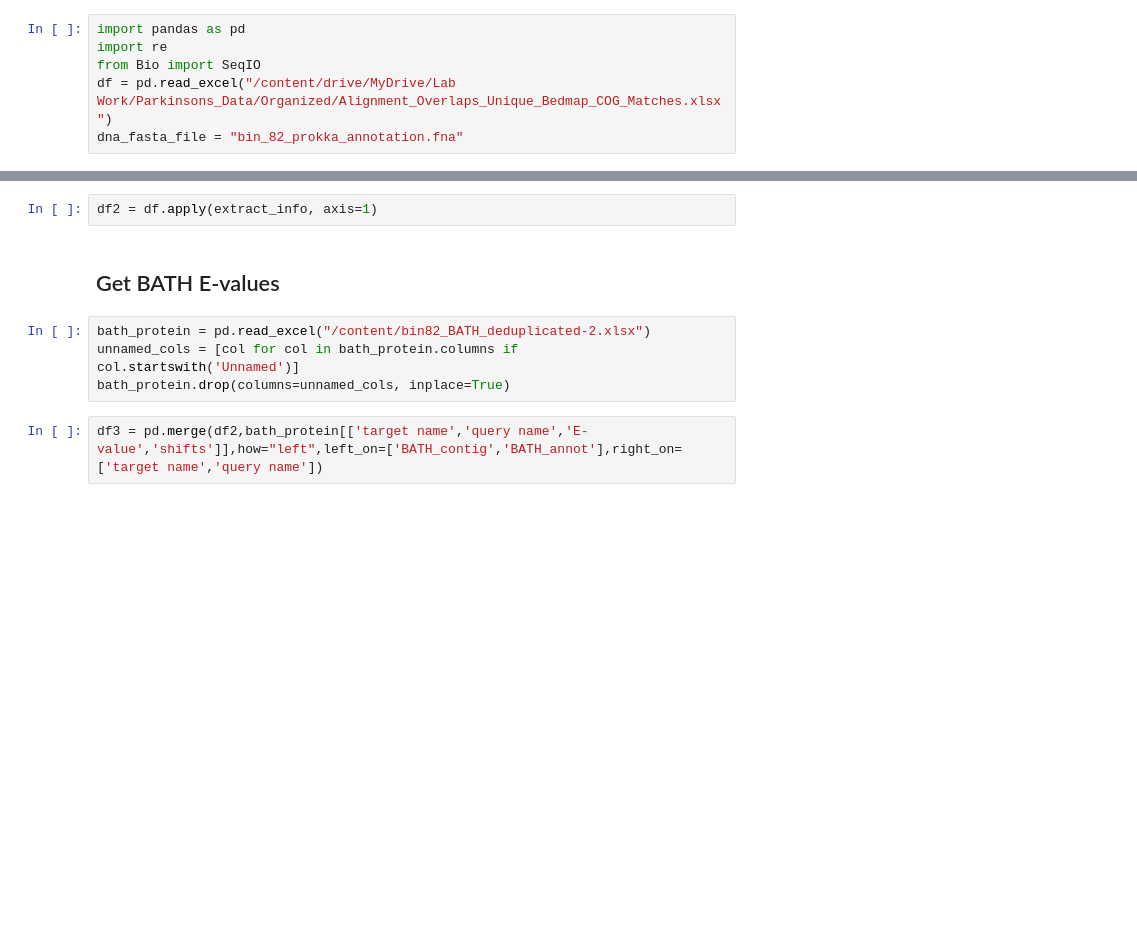
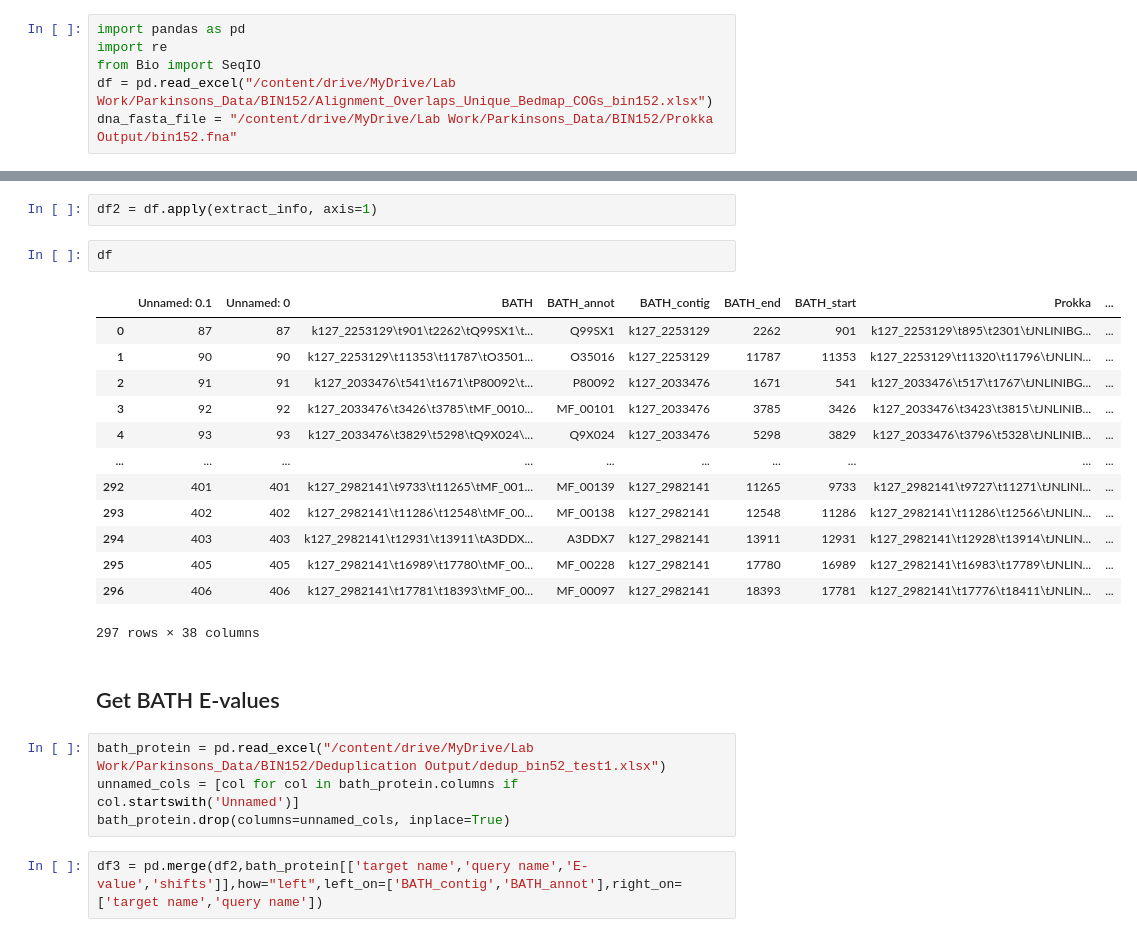
Before and after one commit to NehaSontakk/BATH-Prokka-Comparison, a Jupyter notebook: phmmer_E_values.ipynb, the cells around one changed output, grey strips where cells are left out. Drawn from its saved outputs; the diff is of its cells as text; blank space fills up the shorter version.

```diff
--- a/phmmer_E_values.ipynb
+++ b/phmmer_E_values.ipynb
@@ -11,8 +11,8 @@ from Bio import SeqIO
 import pandas as pd
 import re
 from Bio import SeqIO
-df = pd.read_excel("/content/drive/MyDrive/Lab Work/Parkinsons_Data/Organized/Alignment_Overlaps_Unique_Bedmap_COG_Matches.xlsx")
-dna_fasta_file = "bin_82_prokka_annotation.fna"
+df = pd.read_excel("/content/drive/MyDrive/Lab Work/Parkinsons_Data/BIN152/Alignment_Overlaps_Unique_Bedmap_COGs_bin152.xlsx")
+dna_fasta_file = "/content/drive/MyDrive/Lab Work/Parkinsons_Data/BIN152/Prokka Output/bin152.fna"
 # %%
 #Extract the information for each row of information
 def extract_info(row):
@@ -49,10 +49,26 @@ def extract_info(row):
     return row
 # %%
 df2 = df.apply(extract_info, axis=1)
+# %%
+df
+# %% [output]
+|  | Unnamed: 0.1 | Unnamed: 0 | BATH | BATH_annot | BATH_contig | BATH_end | BATH_start | Prokka | ... |
+| 0 | 87 | 87 | k127_2253129\t901\t2262\tQ99SX1\t... | Q99SX1 | k127_2253129 | 2262 | 901 | k127_2253129\t895\t2301\tJNLINIBG... | ... |
+| 1 | 90 | 90 | k127_2253129\t11353\t11787\tO3501... | O35016 | k127_2253129 | 11787 | 11353 | k127_2253129\t11320\t11796\tJNLIN... | ... |
+| 2 | 91 | 91 | k127_2033476\t541\t1671\tP80092\t... | P80092 | k127_2033476 | 1671 | 541 | k127_2033476\t517\t1767\tJNLINIBG... | ... |
+| 3 | 92 | 92 | k127_2033476\t3426\t3785\tMF_0010... | MF_00101 | k127_2033476 | 3785 | 3426 | k127_2033476\t3423\t3815\tJNLINIB... | ... |
+| 4 | 93 | 93 | k127_2033476\t3829\t5298\tQ9X024\... | Q9X024 | k127_2033476 | 5298 | 3829 | k127_2033476\t3796\t5328\tJNLINIB... | ... |
+| ... | ... | ... | ... | ... | ... | ... | ... | ... | ... |
+| 292 | 401 | 401 | k127_2982141\t9733\t11265\tMF_001... | MF_00139 | k127_2982141 | 11265 | 9733 | k127_2982141\t9727\t11271\tJNLINI... | ... |
+| 293 | 402 | 402 | k127_2982141\t11286\t12548\tMF_00... | MF_00138 | k127_2982141 | 12548 | 11286 | k127_2982141\t11286\t12566\tJNLIN... | ... |
+| 294 | 403 | 403 | k127_2982141\t12931\t13911\tA3DDX... | A3DDX7 | k127_2982141 | 13911 | 12931 | k127_2982141\t12928\t13914\tJNLIN... | ... |
+| 295 | 405 | 405 | k127_2982141\t16989\t17780\tMF_00... | MF_00228 | k127_2982141 | 17780 | 16989 | k127_2982141\t16983\t17789\tJNLIN... | ... |
+| 296 | 406 | 406 | k127_2982141\t17781\t18393\tMF_00... | MF_00097 | k127_2982141 | 18393 | 17781 | k127_2982141\t17776\t18411\tJNLIN... | ... |
+297 rows × 38 columns
 # %% [markdown]
 ## Get BATH E-values
 # %%
-bath_protein = pd.read_excel("/content/bin82_BATH_deduplicated-2.xlsx")
+bath_protein = pd.read_excel("/content/drive/MyDrive/Lab Work/Parkinsons_Data/BIN152/Deduplication Output/dedup_bin52_test1.xlsx")
 unnamed_cols = [col for col in bath_protein.columns if col.startswith('Unnamed')]
 bath_protein.drop(columns=unnamed_cols, inplace=True)
 # %%
```
Also changed, not shown: parts of 13 cells of this notebook.
